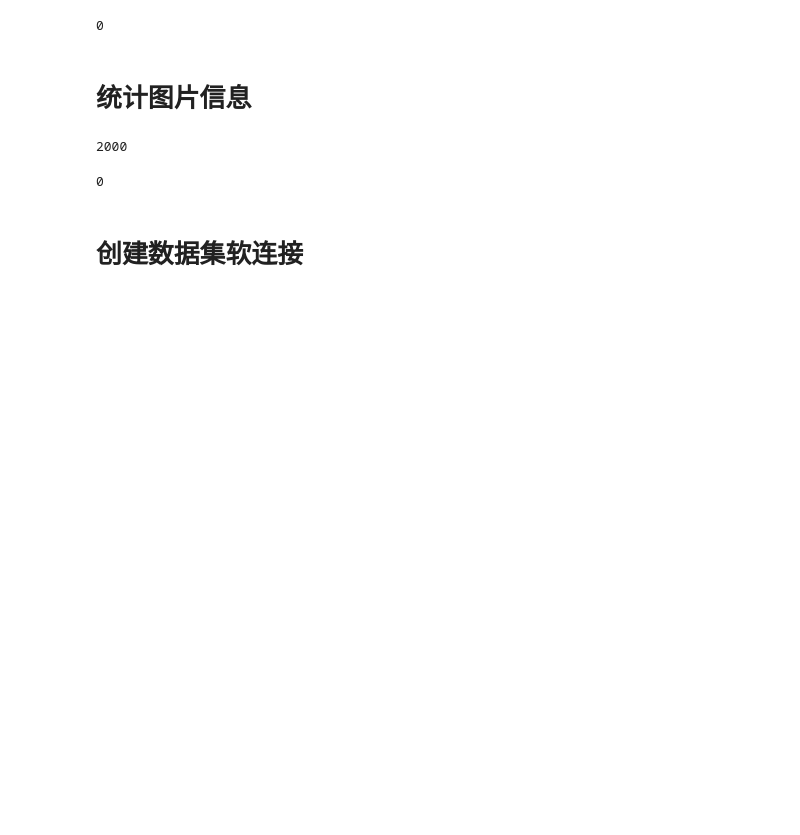
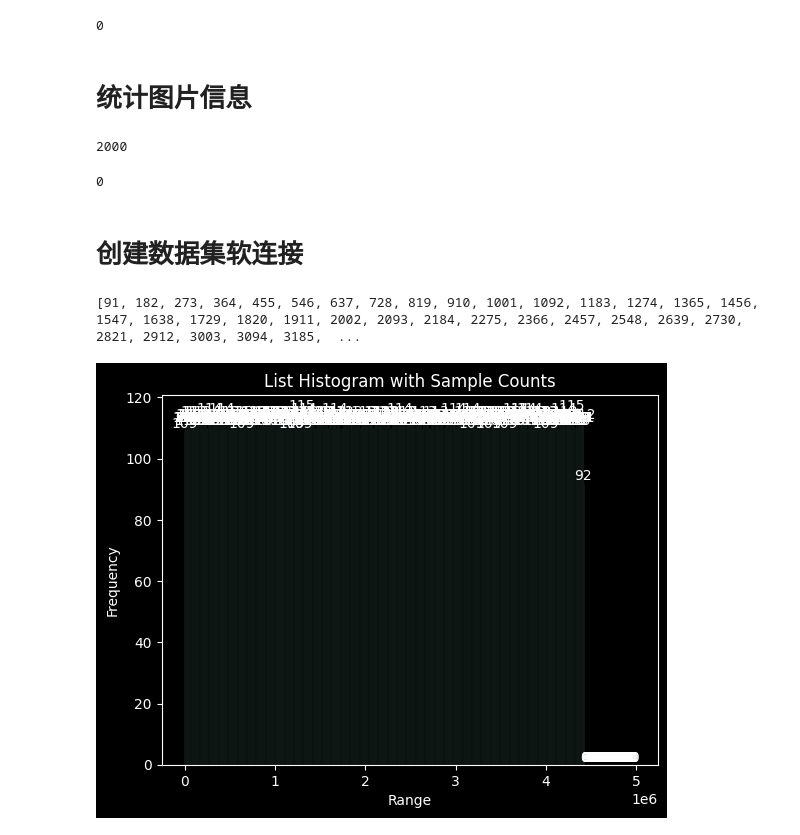
Before and after one commit to dilint/BiomedCLIP-PUNCE, a Jupyter notebook: datatools/gc50k/count.ipynb, the cells around one changed output. Cells and saved outputs as stored; diff of their text form; code cells hidden in the pictures; blank space fills up the shorter version.

```diff
--- a/datatools/gc50k/count.ipynb
+++ b/datatools/gc50k/count.ipynb
@@ -386,3 +386,49 @@ Name: count, dtype: int64
 #     wsi_name = row['wsi_id'].replace('.pt', '')
 #     wsi_img_path = row['wsi_img_path']
 #     os.symlink(wsi_img_path, os.path.join(output_dir, wsi_name))
+# %%
+import os
+
+
+fn = '/home/huangjialong/projects/BiomedCLIP-PUNCE/datatools/gc50k/wsi_cell_num.txt'
+cell_nums = []
+with open(fn, 'r') as f:
+    lines = f.readlines()
+    cell_num = 0
+    for line in lines:
+        data = line.split()[0].split(',')
+        for i,x in enumerate(data):
+            if i>0:
+                cell_num += int(i)
+        cell_nums.append(cell_num)
+print(cell_nums)
+print(max(cell_nums), min(cell_nums))
+# %% [output]
+[91, 182, 273, 364, 455, 546, 637, 728, 819, 910, 1001, 1092, 1183, 1274, 1365, 1456, 1547, 1638, 1729, 1820, 1911, 2002, 2093, 2184, 2275, 2366, 2457, 2548, 2639, 2730, 2821, 2912, 3003, 3094, 3185,  ...
+# %%
+import matplotlib.pyplot as plt
+
+# 示例列表
+data = cell_nums
+
+# 定义范围
+bins = range(100, 1400, 100)  #
+bins = range(0, 5000000, 1000000)  #
+bins = range(0, 5000000, 10000)  #
+
+# 生成直方图并获取柱的值
+counts, edges, patches = plt.hist(data, bins=bins, align='left', edgecolor='black', alpha=0.7)
+
+# 在每个柱上添加样本数
+for count, patch in zip(counts, patches):
+    plt.text(patch.get_x() + patch.get_width() / 2, patch.get_height(), str(int(count)), ha='center', va='bottom')
+
+# 设置标题和标签
+plt.title('List Histogram with Sample Counts')
+plt.xlabel('Range')
+plt.ylabel('Frequency')
+
+# 显示直方图
+plt.show()
+# %% [output]
+[figure, added]
```
Also changed, not shown: 7 other files.
